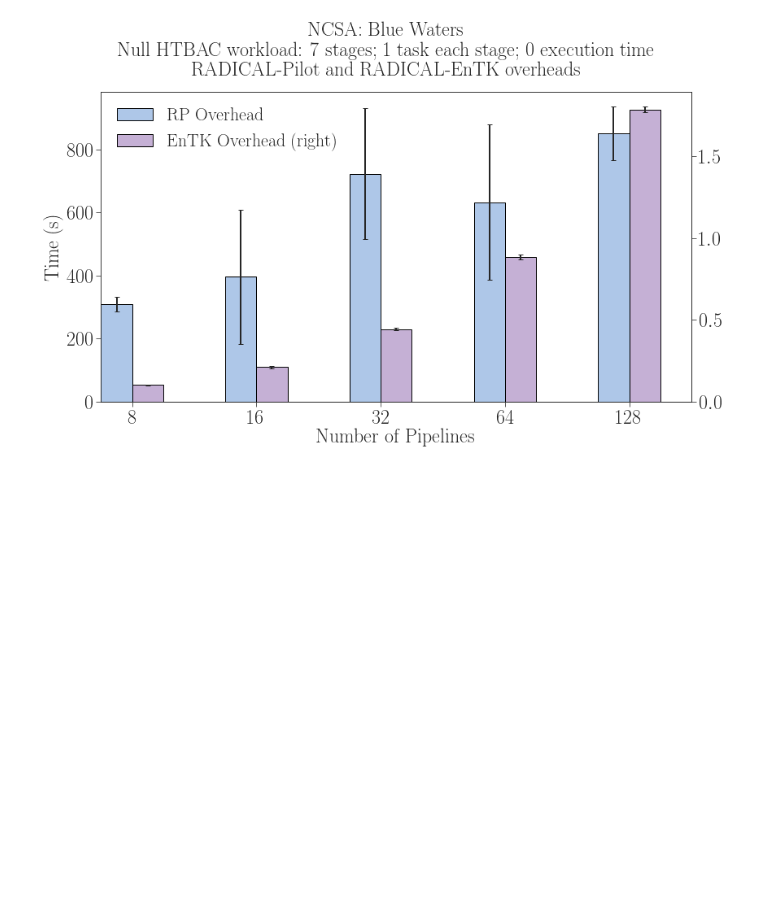
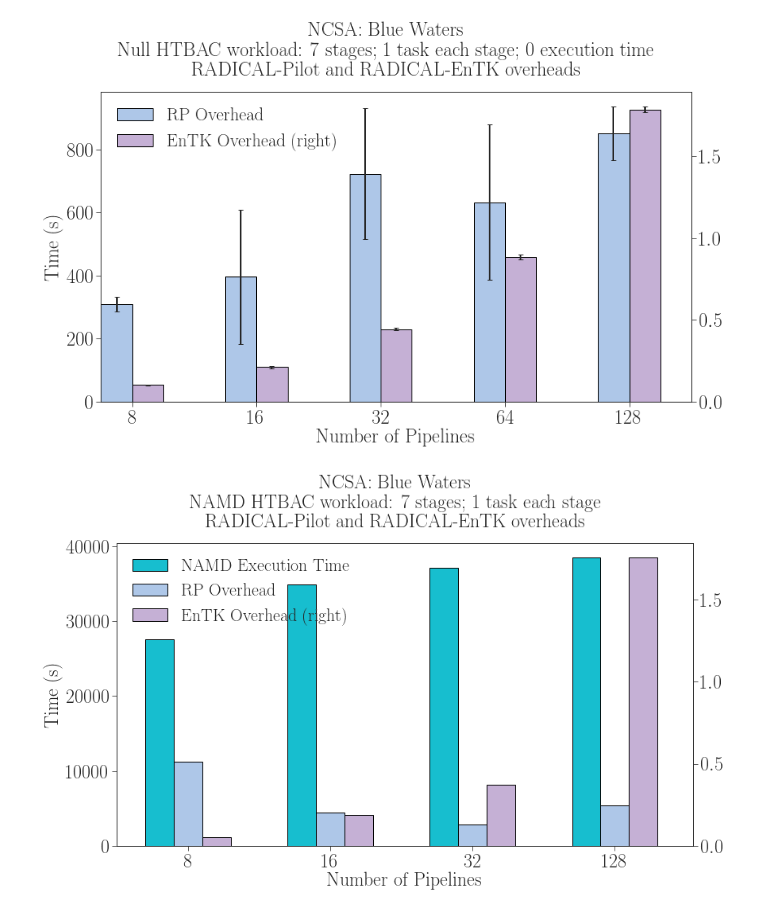
Before and after one commit to radical-experiments/htbac-experiments, a Jupyter notebook: plotter_paper.ipynb, the cells around one changed output. Saved outputs shown, nothing was run; the diff lists cells and outputs as text; code cells hidden in the pictures; blank space fills up the shorter version.

Commit message:
Plot latest available data

```diff
--- a/plotter_paper.ipynb
+++ b/plotter_paper.ipynb
@@ -335,7 +333,7 @@ namd_overheads['TTX'].reset_index().plot(
     y='mean',
     yerr='std',
     position=1.5,
-    width=0.25,
+    width=0.20,
     rot=0,
     color=tableau20[16],
     ax=ax,
@@ -345,35 +343,35 @@ namd_overheads['TTX'].reset_index().plot(
 namd_overheads['RPO'].reset_index().plot(
     x='npipeline',
     y='mean',
     yerr='std',
     position=0.5,
-    width=0.25,
+    width=0.20,
     color=tableau20[1],
     ax=ax,
     rot=0,
     label='RP Overhead',
     kind='bar')
 
 namd_overheads['EnTKO'].reset_index().plot(
     x='npipeline',
     y='mean',
     yerr='std',
     secondary_y=True,
     position=-0.5,
-    width=0.25,
+    width=0.20,
     rot=0,
     color=tableau20[9],
     ax=ax,
     label='EnTK Overhead',
-    kind='bar').legend()
+    kind='bar')
 
 
 ax.set_xlabel('Number of Pipelines')
 ax.set_ylabel('Time (s)')
 #ax.set_yscale('log', basex=2)
 ax.set_xlim(-0.5)
 #ax.set_ylim(50000)
 
-
-
 plt.savefig('figures/namd_workload_overheads.pdf', dpi=600, bbox_inches='tight')
+# %% [output]
+[figure, added]
```
Also changed, not shown: parts of 1 cell of this notebook, 2 other files.
